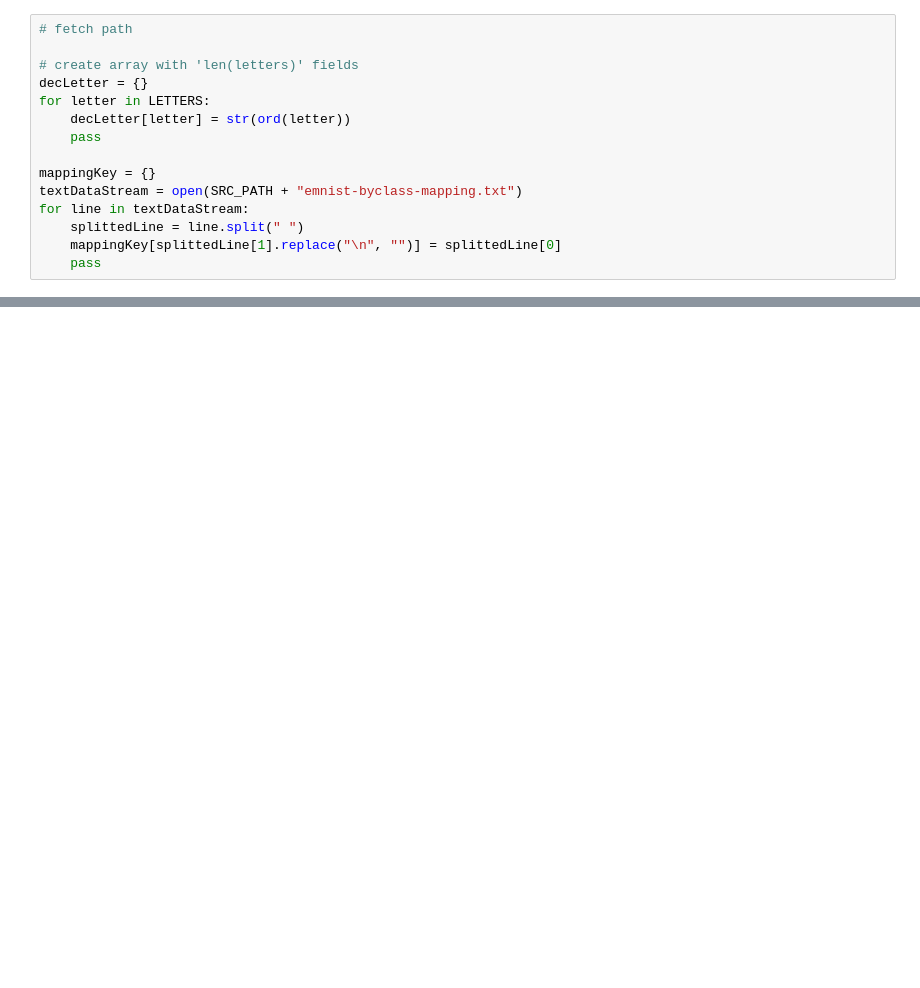
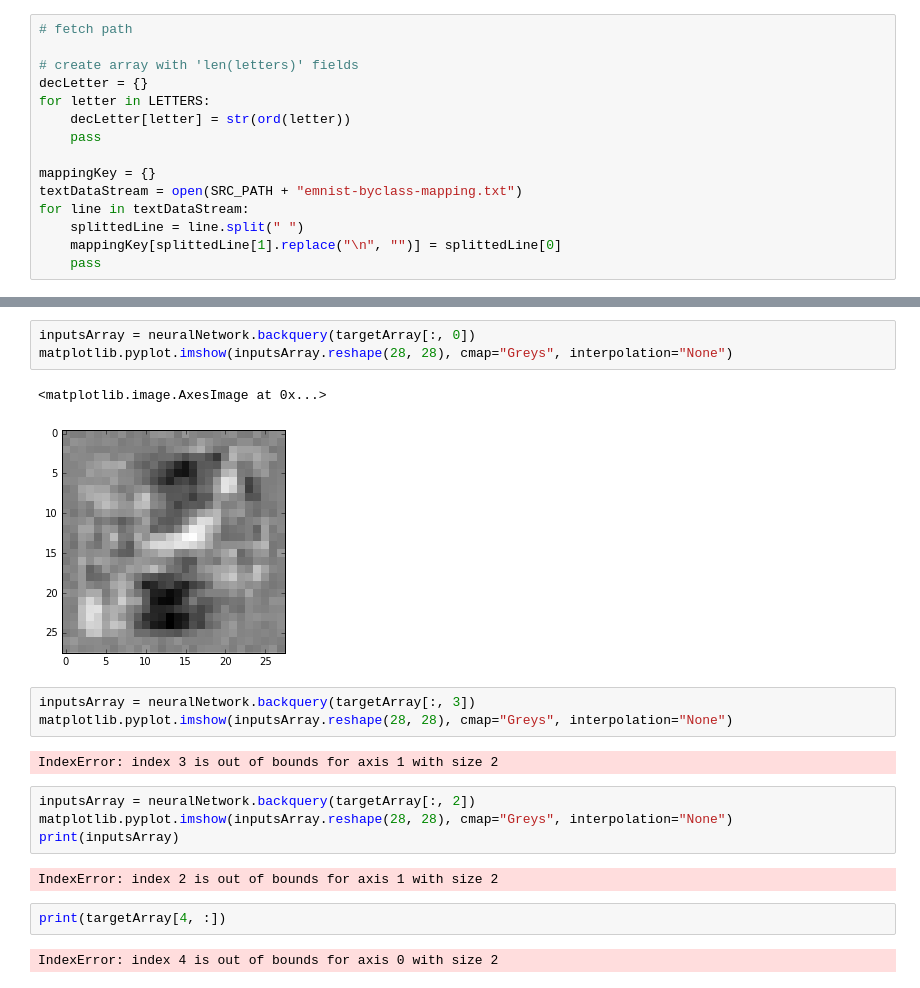
Before and after one commit to DominikKuenkele/NeuralNetwork, a Jupyter notebook: TestImage.ipynb, the cells around one changed output, grey strips where cells are left out. Saved outputs shown, nothing was run; the diff lists cells and outputs as text; blank space fills up the shorter version.

```diff
--- a/TestImage.ipynb
+++ b/TestImage.ipynb
@@ -203,0 +305,21 @@ print("performance = ", float(scorecard_array.sum()) / (scorecard_array.size))
+# %%
+inputsArray = neuralNetwork.backquery(targetArray[:, 0])
+matplotlib.pyplot.imshow(inputsArray.reshape(28, 28), cmap="Greys", interpolation="None")
+# %% [output]
+<matplotlib.image.AxesImage at 0x...>
+[figure, added]
+# %%
+inputsArray = neuralNetwork.backquery(targetArray[:, 3])
+matplotlib.pyplot.imshow(inputsArray.reshape(28, 28), cmap="Greys", interpolation="None")
+# %% [output]
+IndexError: index 3 is out of bounds for axis 1 with size 2
+# %%
+inputsArray = neuralNetwork.backquery(targetArray[:, 2])
+matplotlib.pyplot.imshow(inputsArray.reshape(28, 28), cmap="Greys", interpolation="None")
+print(inputsArray)
+# %% [output]
+IndexError: index 2 is out of bounds for axis 1 with size 2
+# %%
+print(targetArray[4, :])
+# %% [output]
+IndexError: index 4 is out of bounds for axis 0 with size 2
```
Also changed, not shown: parts of 11 cells of this notebook, 3 other files.
